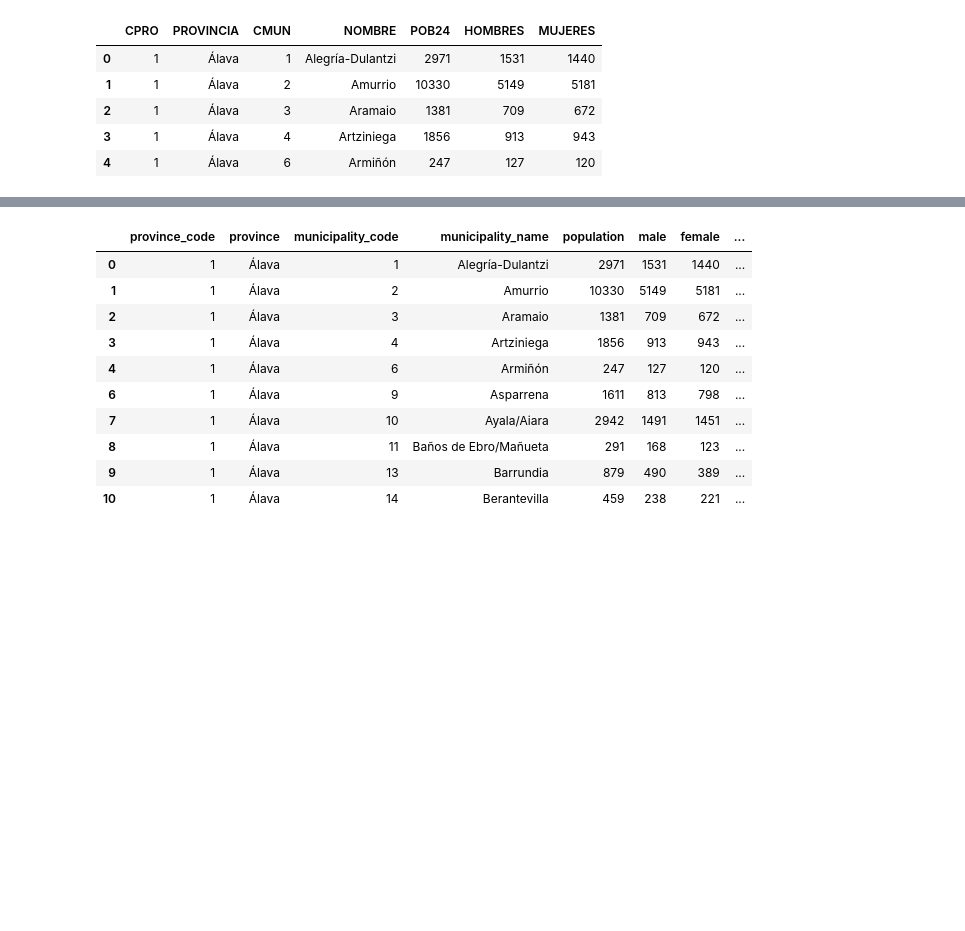
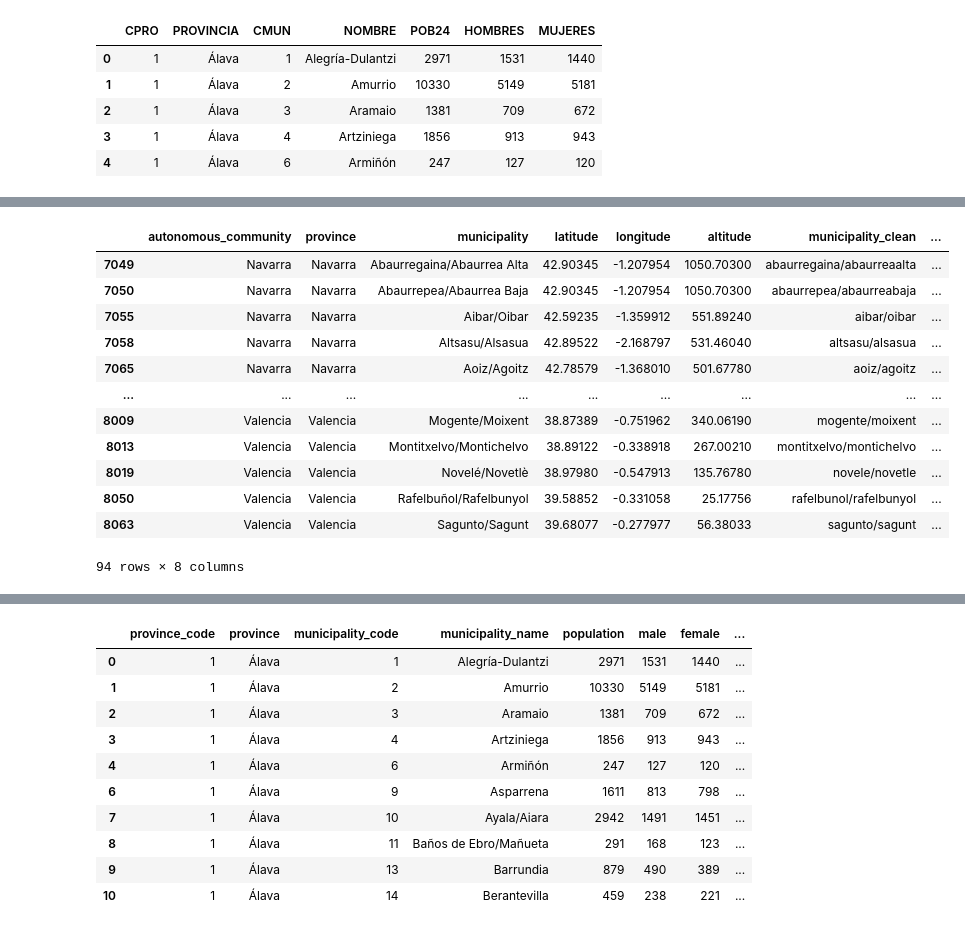
Before and after one commit to marimoysan/ml-pueblos, a Jupyter notebook: notebooks/eda_municipalities_coordinates.ipynb, the cells around one changed output, grey strips where cells are left out. Saved outputs shown, nothing was run; the diff lists cells and outputs as text; code cells hidden in the pictures; blank space fills up the shorter version.

```diff
--- a/notebooks/eda_municipalities_coordinates.ipynb
+++ b/notebooks/eda_municipalities_coordinates.ipynb
@@ -161,0 +72,2 @@ df_coordinates[df_coordinates['municipality_name_clean'] == "arantzazu"]
+# %%
+df_municipalities_coordinates = replace_with(df_municipalities_coordinates, 'autonomous_community', 'Catalunya', 'Cataluña')
@@ -161,0 +87,7 @@ df_coordinates[df_coordinates['municipality_name_clean'] == "arantzazu"]
+# %%
+df_municipalities_coordinates['municipality_clean'] = df_municipalities_coordinates['municipality_clean'].str.replace(" ","")
+df_municipalities_coordinates['municipality_clean'] = df_municipalities_coordinates['municipality_clean'].str.replace(",","")
+df_municipalities_coordinates['municipality_clean'] = df_municipalities_coordinates['municipality_clean'].str.replace("(","")
+df_municipalities_coordinates['municipality_clean'] = df_municipalities_coordinates['municipality_clean'].str.replace(")","")
+df_municipalities_coordinates['municipality_clean'] = df_municipalities_coordinates['municipality_clean'].str.replace("-","")
+df_municipalities_coordinates['municipality_clean'] = df_municipalities_coordinates['municipality_clean'].str.replace("ñ","n")
@@ -161,0 +125,16 @@ df_coordinates[df_coordinates['municipality_name_clean'] == "arantzazu"]
+# %%
+df_municipalities_coordinates[df_municipalities_coordinates["municipality_clean"].str.contains("/", na=False)]
+# %% [output]
+|  | autonomous_community | province | municipality | latitude | longitude | altitude | municipality_clean | ... |
+| 7049 | Navarra | Navarra | Abaurregaina/Abaurrea Alta | 42.90345 | -1.207954 | 1050.70300 | abaurregaina/abaurreaalta | ... |
+| 7050 | Navarra | Navarra | Abaurrepea/Abaurrea Baja | 42.90345 | -1.207954 | 1050.70300 | abaurrepea/abaurreabaja | ... |
+| 7055 | Navarra | Navarra | Aibar/Oibar | 42.59235 | -1.359912 | 551.89240 | aibar/oibar | ... |
+| 7058 | Navarra | Navarra | Altsasu/Alsasua | 42.89522 | -2.168797 | 531.46040 | altsasu/alsasua | ... |
+| 7065 | Navarra | Navarra | Aoiz/Agoitz | 42.78579 | -1.368010 | 501.67780 | aoiz/agoitz | ... |
+| ... | ... | ... | ... | ... | ... | ... | ... | ... |
+| 8009 | Valencia | Valencia | Mogente/Moixent | 38.87389 | -0.751962 | 340.06190 | mogente/moixent | ... |
+| 8013 | Valencia | Valencia | Montitxelvo/Montichelvo | 38.89122 | -0.338918 | 267.00210 | montitxelvo/montichelvo | ... |
+| 8019 | Valencia | Valencia | Novelé/Novetlè | 38.97980 | -0.547913 | 135.76780 | novele/novetle | ... |
+| 8050 | Valencia | Valencia | Rafelbuñol/Rafelbunyol | 39.58852 | -0.331058 | 25.17756 | rafelbunol/rafelbunyol | ... |
+| 8063 | Valencia | Valencia | Sagunto/Sagunt | 39.68077 | -0.277977 | 56.38033 | sagunto/sagunt | ... |
+94 rows × 8 columns
```
Also changed, not shown: parts of 39 cells of this notebook, 5 other files.
